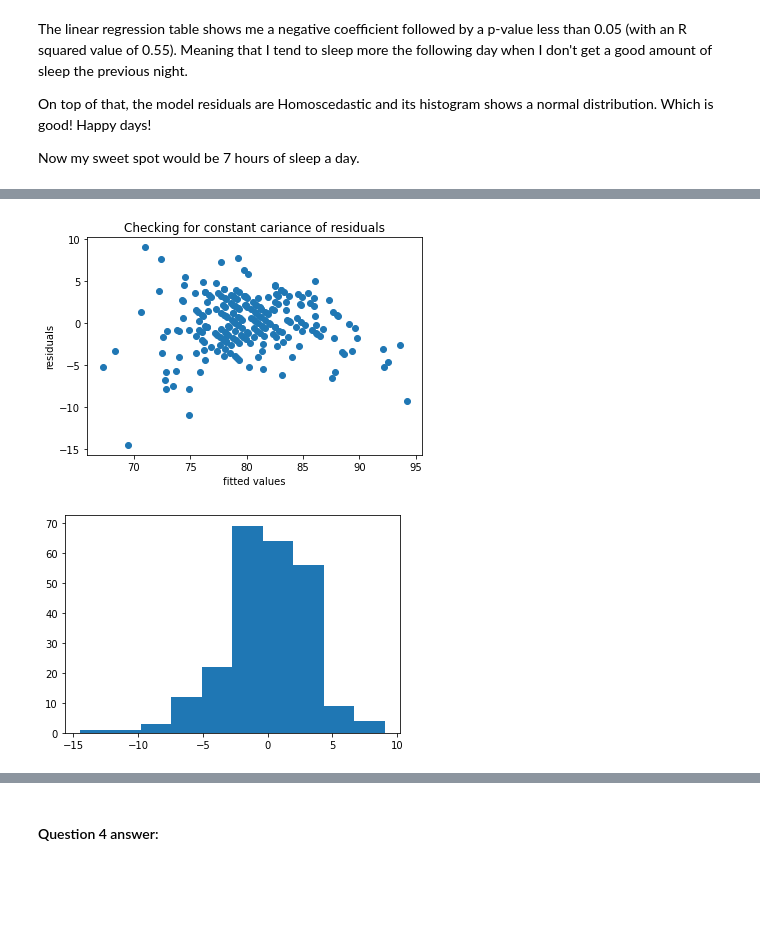
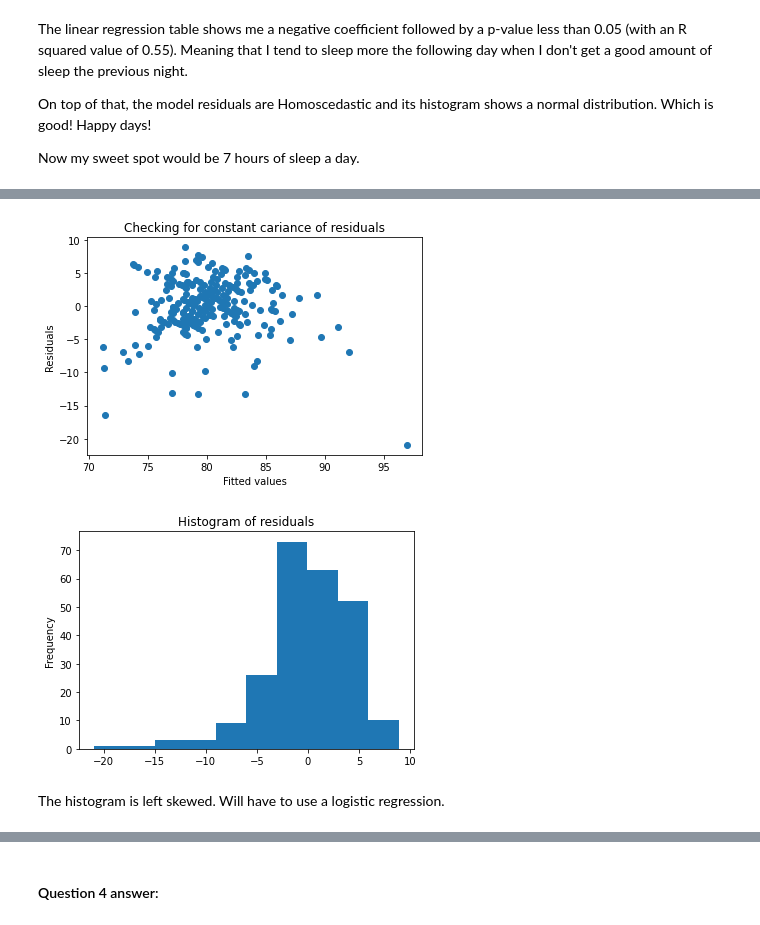
Before and after one commit to gsagararatne/DataSciencePortfolio, a Jupyter notebook: FitbitSleepAnalysis/FitbitSleepAnalysis.ipynb, the cells around one changed output, grey strips where cells are left out. Saved outputs shown, nothing was run; the diff lists cells and outputs as text; code cells hidden in the pictures; blank space fills up the shorter version.

Commit message:
updated multi linear reg to multi log reg

```diff
--- a/FitbitSleepAnalysis/FitbitSleepAnalysis.ipynb
+++ b/FitbitSleepAnalysis/FitbitSleepAnalysis.ipynb
@@ -1202,13 +1221,0 @@ Now my sweet spot would be 7 hours of sleep a day.
-# %%
-y = fitbitdf["overall_score"]
-
-X = fitbitdf[["deep_sleep", "light_sleep", "rem_sleep", "hours_asleep", "wake_sleep"]]
-
-X_withconstant = sm.add_constant(X)
-
-# 1. Instantiate model
-sleep_linear = sm.OLS(y,X_withconstant)
-
-# 2. Fit model
-sleep_linear_results = sleep_linear.fit()
-sleep_linear_results.summary()
@@ -1238,0 +1242,2 @@ Notes:
+# %%
+X2 = fitbitdf[["sleep_efficiency", "hours_asleep", "wake_sleep"]]
@@ -1238,0 +1258,9 @@ Notes:
+# %%
+X_withconstant2 = sm.add_constant(X2)
+
+# 1. Instantiate model
+sleep_linear2 = sm.OLS(y,X_withconstant2)
+
+# 2. Fit model
+sleep_linear_results2 = sleep_linear2.fit()
+sleep_linear_results2.summary()
@@ -1239,15 +1291,19 @@ Notes:
 # %%
 plt.figure()
-plt.scatter(sleep_linear_results.fittedvalues,sleep_linear_results.resid)
-plt.xlabel("fitted values")
-plt.ylabel("residuals")
+plt.scatter(sleep_linear_results2.fittedvalues,sleep_linear_results2.resid)
+plt.xlabel("Fitted values")
+plt.ylabel("Residuals")
 plt.title("Checking for constant cariance of residuals")
 plt.show()
 # %% [output]
-[figure, old version]
+[figure, new version]
 # %%
 plt.figure()
-plt.hist(sleep_linear_results.resid)
+plt.hist(sleep_linear_results2.resid)
+plt.title("Histogram of residuals")
+plt.ylabel("Frequency")
 plt.show()
 # %% [output]
-[figure, old version]
+[figure, new version]
+# %% [markdown]
+The histogram is left skewed. Will have to use a logistic regression.
```
Also changed, not shown: parts of 16 cells of this notebook.
